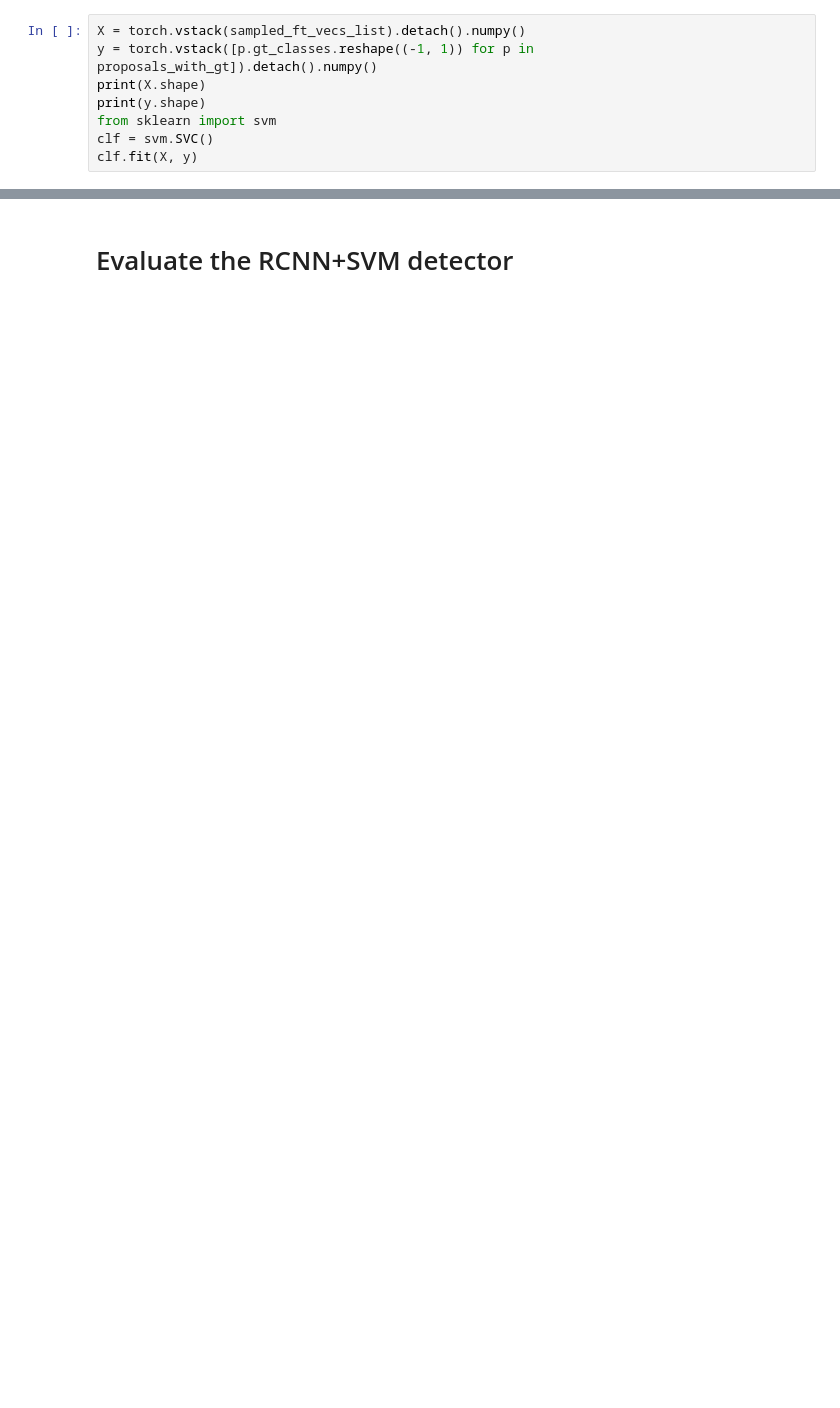
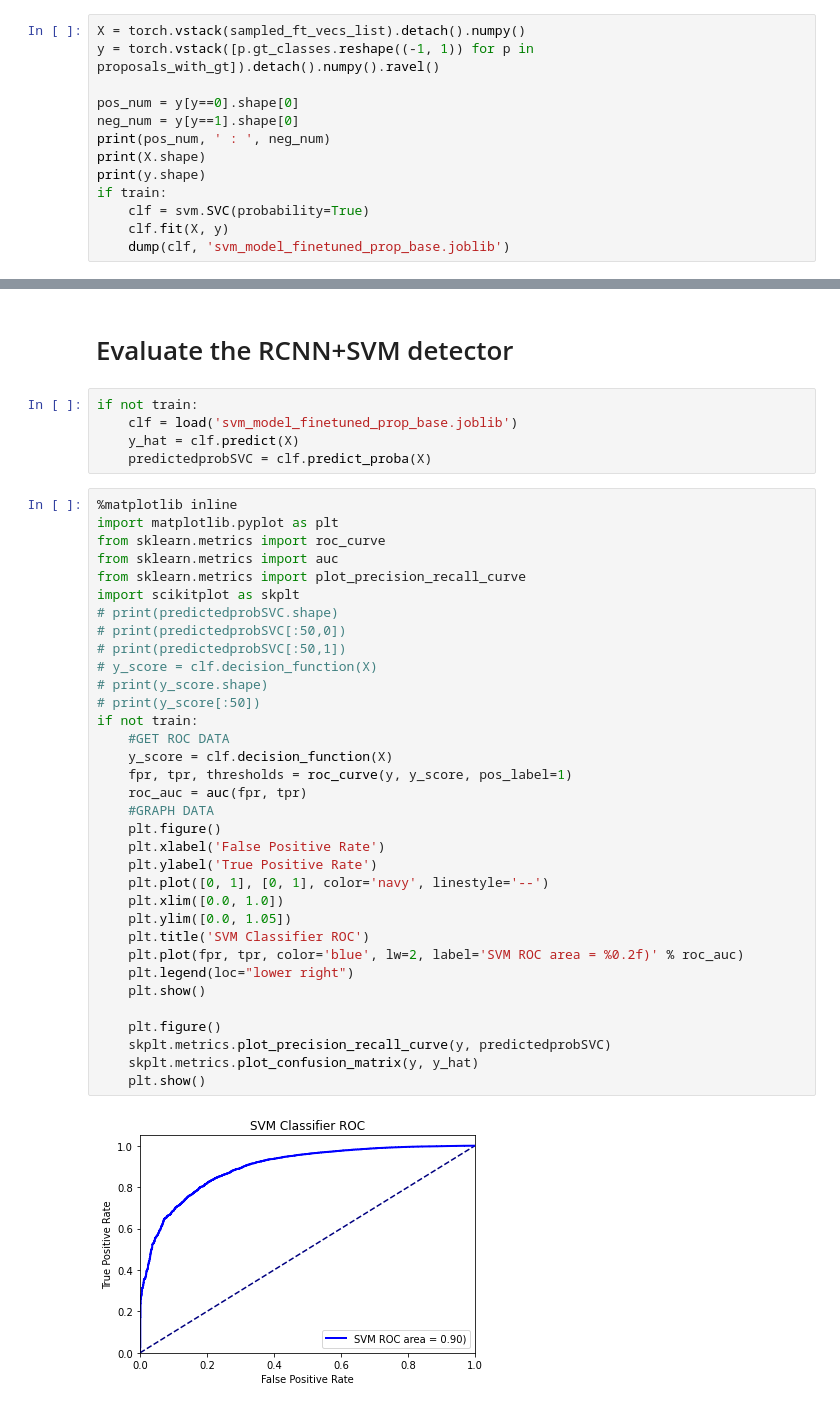
Before and after one commit to CanboYe/few-shot-object-detection, a Jupyter notebook: Experiments.ipynb, the cells around one changed output, grey strips where cells are left out. Drawn from its saved outputs; the diff is of its cells as text; blank space fills up the shorter version.

```diff
--- a/Experiments.ipynb
+++ b/Experiments.ipynb
@@ -353,9 +432,14 @@ torch.Size([512, 1024])
 # %%
 X = torch.vstack(sampled_ft_vecs_list).detach().numpy()
-y = torch.vstack([p.gt_classes.reshape((-1, 1)) for p in proposals_with_gt]).detach().numpy()
+y = torch.vstack([p.gt_classes.reshape((-1, 1)) for p in proposals_with_gt]).detach().numpy().ravel()
+
+pos_num = y[y==0].shape[0]
+neg_num = y[y==1].shape[0]
+print(pos_num, ' : ', neg_num)
 print(X.shape)
 print(y.shape)
-from sklearn import svm
-clf = svm.SVC()
-clf.fit(X, y)
+if train:
+    clf = svm.SVC(probability=True)
+    clf.fit(X, y)
+    dump(clf, 'svm_model_finetuned_prop_base.joblib')
 # %% [output]
@@ -365,2 +449,43 @@ SVC()
 # %% [markdown]
 # Evaluate the RCNN+SVM detector
+# %%
+if not train:
+    clf = load('svm_model_finetuned_prop_base.joblib')
+    y_hat = clf.predict(X)
+    predictedprobSVC = clf.predict_proba(X)
+# %%
+%matplotlib inline
+import matplotlib.pyplot as plt
+from sklearn.metrics import roc_curve
+from sklearn.metrics import auc
+from sklearn.metrics import plot_precision_recall_curve
+import scikitplot as skplt
+# print(predictedprobSVC.shape)
+# print(predictedprobSVC[:50,0])
+# print(predictedprobSVC[:50,1])
+# y_score = clf.decision_function(X)
+# print(y_score.shape)
+# print(y_score[:50])
+if not train:
+    #GET ROC DATA
+    y_score = clf.decision_function(X)
+    fpr, tpr, thresholds = roc_curve(y, y_score, pos_label=1)
+    roc_auc = auc(fpr, tpr)
+    #GRAPH DATA
+    plt.figure()
+    plt.xlabel('False Positive Rate')
+    plt.ylabel('True Positive Rate')
+    plt.plot([0, 1], [0, 1], color='navy', linestyle='--')
+    plt.xlim([0.0, 1.0])
+    plt.ylim([0.0, 1.05])
+    plt.title('SVM Classifier ROC')
+    plt.plot(fpr, tpr, color='blue', lw=2, label='SVM ROC area = %0.2f)' % roc_auc)
+    plt.legend(loc="lower right")
+    plt.show()
+
+    plt.figure()
+    skplt.metrics.plot_precision_recall_curve(y, predictedprobSVC)
+    skplt.metrics.plot_confusion_matrix(y, y_hat)
+    plt.show()
+# %% [output]
+[figure, added]
```
Also changed, not shown: parts of 18 cells of this notebook, 2 other files.
